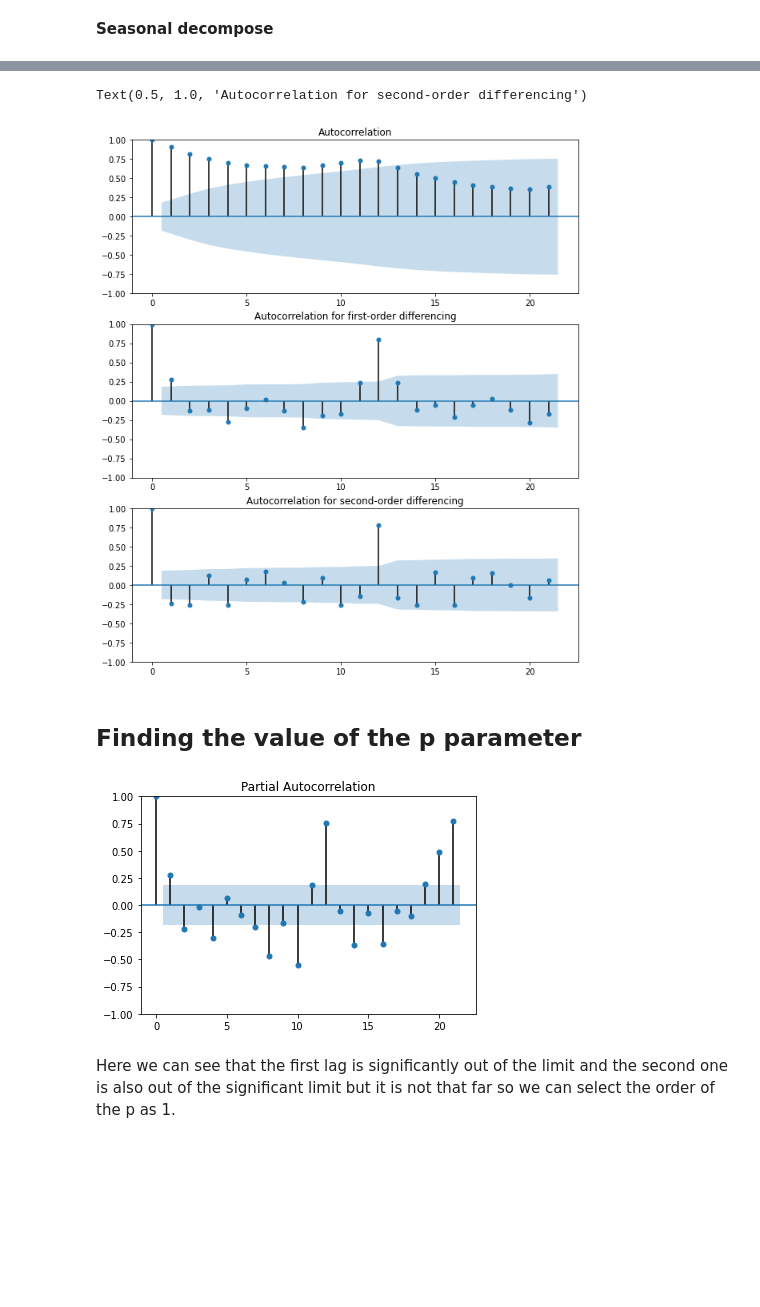
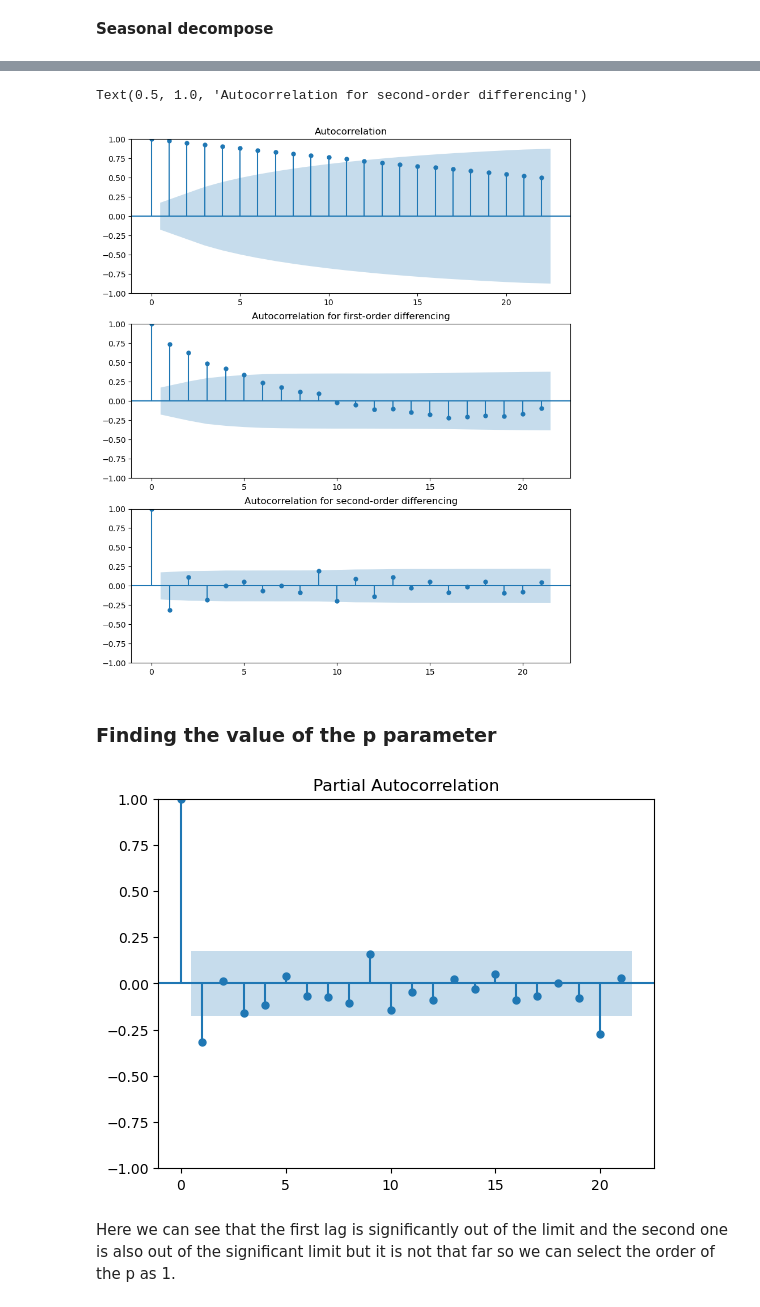
Before and after one commit to javiferfer/medium, a Jupyter notebook: time_series_arima/order_dataset.ipynb, the cells around one changed output, grey strips where cells are left out. Cells and saved outputs as stored; diff of their text form; code cells hidden in the pictures; blank space fills up the shorter version.

Commit message:
Editing ARIMA time-series notebooks

```diff
--- a/time_series_arima/order_dataset.ipynb
+++ b/time_series_arima/order_dataset.ipynb
@@ -138,0 +143,4 @@ test_data = df[int(len(df)*0.8):]
+# %%
+arima_df = df.rolling(window=12).mean().dropna()
+plt.figure(figsize=(18, 6))
+arima_df.plot()
@@ -139 +151,4 @@ test_data = df[int(len(df)*0.8):]
+# %%
+df_train = arima_df[:int(len(arima_df)*0.95)]
+df_test = arima_df[int(len(arima_df)*0.95):]
 # %% [markdown]
@@ -157,19 +196,19 @@ plt.show()
 # %%
 fig, (ax1, ax2, ax3) = plt.subplots(3, 1, figsize=(10, 12))
-_ = plot_acf(train_data.Passengers, ax=ax1)
-_ = plot_acf(train_data.Passengers.diff().dropna(), ax=ax2)
+_ = plot_acf(df_train.Passengers, ax=ax1)
+_ = plot_acf(df_train.Passengers.diff().dropna(), ax=ax2)
 ax2.set_title('Autocorrelation for first-order differencing')
-_ = plot_acf(train_data.Passengers.diff().diff().dropna(), ax=ax3)
+_ = plot_acf(df_train.Passengers.diff().diff().dropna(), ax=ax3)
 ax3.set_title('Autocorrelation for second-order differencing')
 # %% [output]
 Text(0.5, 1.0, 'Autocorrelation for second-order differencing')
-[figure, old version]
+[figure, new version]
 # %% [markdown]
-## Finding the value of the p parameter
+### Finding the value of the p parameter
 # %%
-_ = plot_pacf(train_data.Passengers.diff().dropna())
+_ = plot_pacf(df_train.Passengers.diff().diff().dropna())
 # %% [output]
-[figure, old version]
+[figure, new version]
 # %% [markdown]
 Here we can see that the first lag is significantly out of the limit and the second one is also out of the significant limit but it is not that far so we can select the order of the p as 1.
 # %% [markdown]
```
Also changed, not shown: parts of 23 cells of this notebook, 2 other files.
